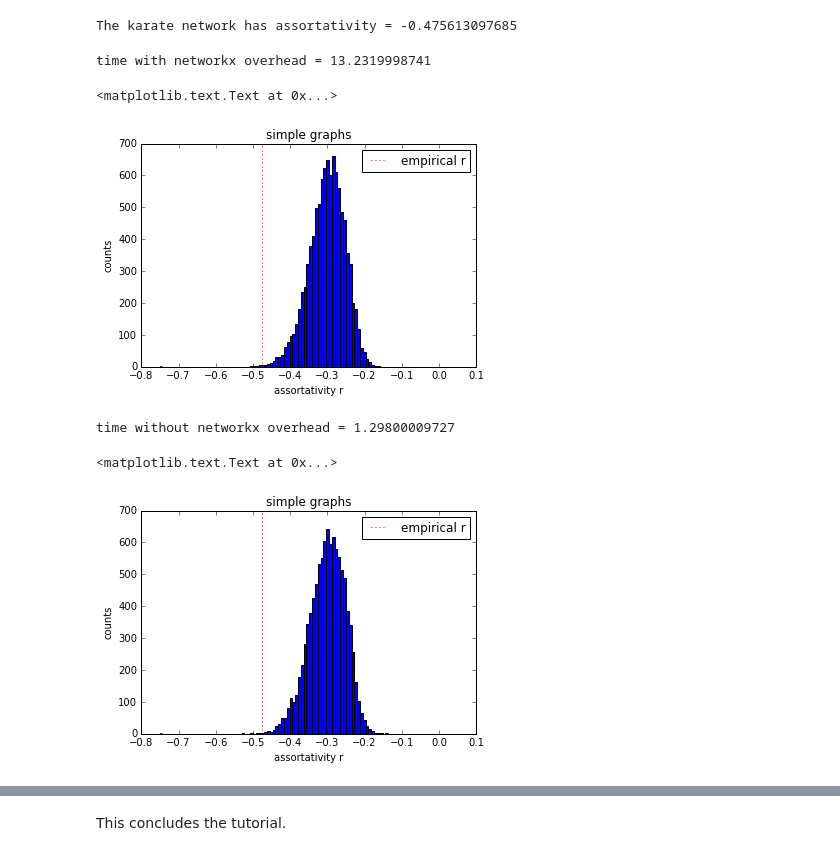
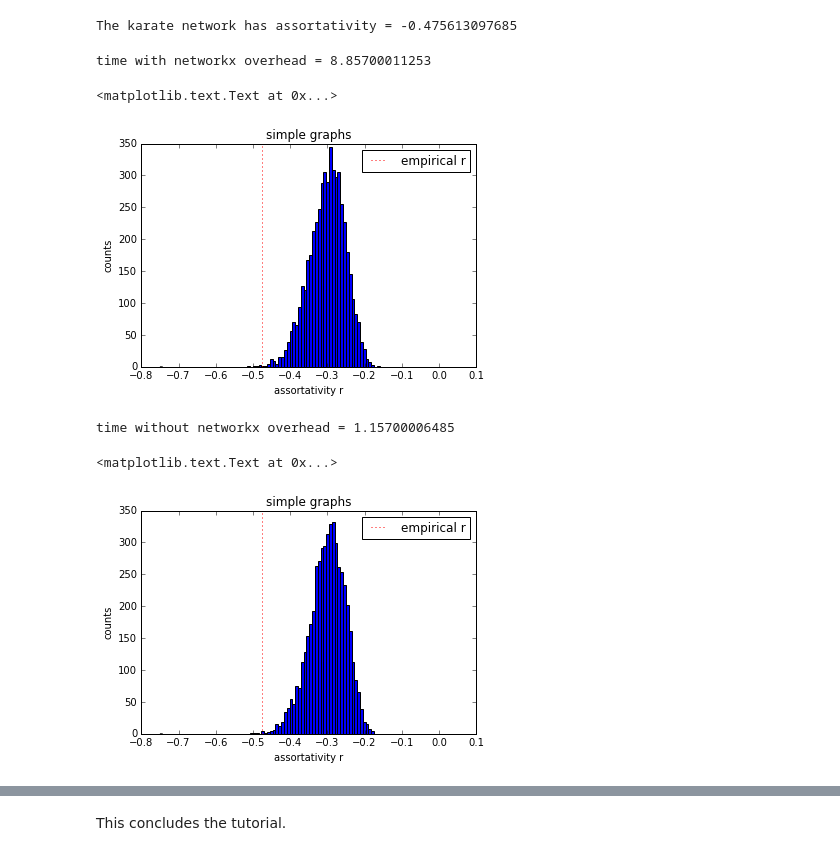
Before and after one commit to joelnish/double-edge-swap-mcmc, a Jupyter notebook: dbl_edge_worksheet.ipynb, the cells around one changed output, grey strips where cells are left out. Drawn from its saved outputs; the diff is of its cells as text; code cells hidden in the pictures.

```diff
--- a/dbl_edge_worksheet.ipynb
+++ b/dbl_edge_worksheet.ipynb
@@ -89,30 +89,30 @@ The karate network has assortativity = -0.475613097685
 # %%
 # Let's compare the above assortativity value to the value drawn from simple graphs with the same
 # degree sequence. Here we compare the histogram of assortativity values with the empirical value.
-# For demonstration purposes we'll only take 10**4 samples over 10**6 edge swaps.
+# For demonstration purposes we'll only take 5000 samples over 10**6 edge swaps.
 
 import time
 
-samples = 10000
+samples = 5000
 tic = time.time()
 assortativities = np.zeros(samples)
 for i in xrange(0,samples):
-    for j in xrange(0,100):
+    for j in xrange(0,200):
         G2 = graph_of_graphs.step_and_get_graph()
     assortativities[i] = nx.degree_assortativity_coefficient(G2)
 print 'time with networkx overhead = ' + str(time.time()-tic)
 
 py.hist(assortativities, bins = np.linspace(-.75,0,100))
-py.plot([karate_r,karate_r],[0,700],'r:',label='empirical r')
+py.plot([karate_r,karate_r],[0,350],'r:',label='empirical r')
 
 py.xlabel('assortativity r')
 py.ylabel('counts')
 py.legend()
 py.title('simple graphs')
 # %% [output]
-time with networkx overhead = 13.2319998741
+time with networkx overhead = 8.85700011253
 <matplotlib.text.Text at 0x...>
-[figure, old version]
+[figure, new version]
 # %%
 # The code available in sample_assortativity.py doesn't maintain a networkx graph during the MCMC process
 # and is thus slightly faster than the above method utilizing MCMC_class.  Also note that sample_assortativity
@@ -122,20 +122,20 @@ import sample_assortativity as sa
 
 tic = time.time()
 assortativities = sa.r_sample_MCMC(G, allow_loops, allow_multi_edges,
-                                   is_vertex_labeled, its = 10**6, n_recs = 10000, filename = 'tutorial')
+                                   is_vertex_labeled, its = 10**6, n_recs = 5000, filename = 'tutorial')
 print 'time without networkx overhead = ' + str(time.time()-tic)
 
 py.hist(assortativities, bins = np.linspace(-.75,0,100))
-py.plot([karate_r,karate_r],[0,700],'r:',label='empirical r')
+py.plot([karate_r,karate_r],[0,350],'r:',label='empirical r')
 
 py.xlabel('assortativity r')
 py.ylabel('counts')
 py.legend()
 py.title('simple graphs')
 # %% [output]
-time without networkx overhead = 1.29800009727
+time without networkx overhead = 1.15700006485
 <matplotlib.text.Text at 0x...>
-[figure, old version]
+[figure, new version]
 # %%
 # The assortativities of stub- and vertex-labeled loopy multigraphs is different. Note, vertex labeled
 # spaces typically require additional samples.
```
Also changed, not shown: parts of 8 cells of this notebook.
